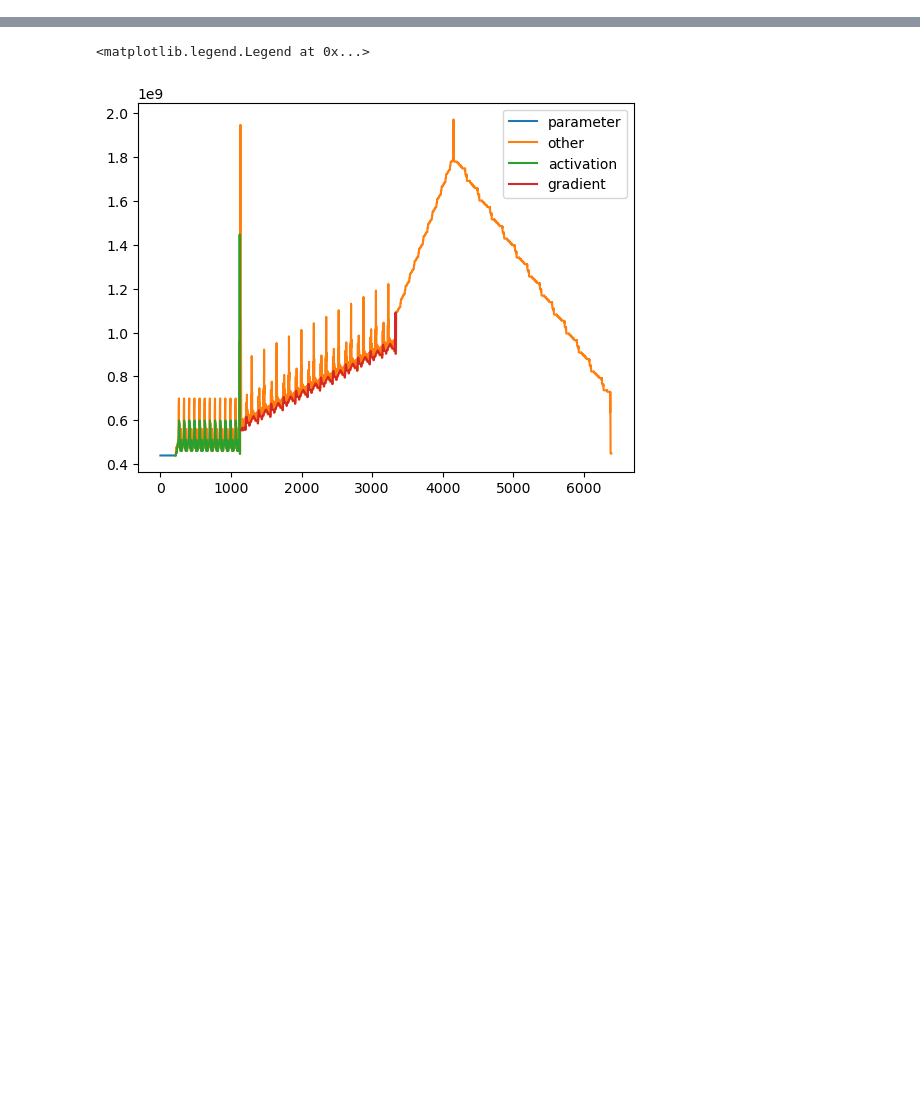
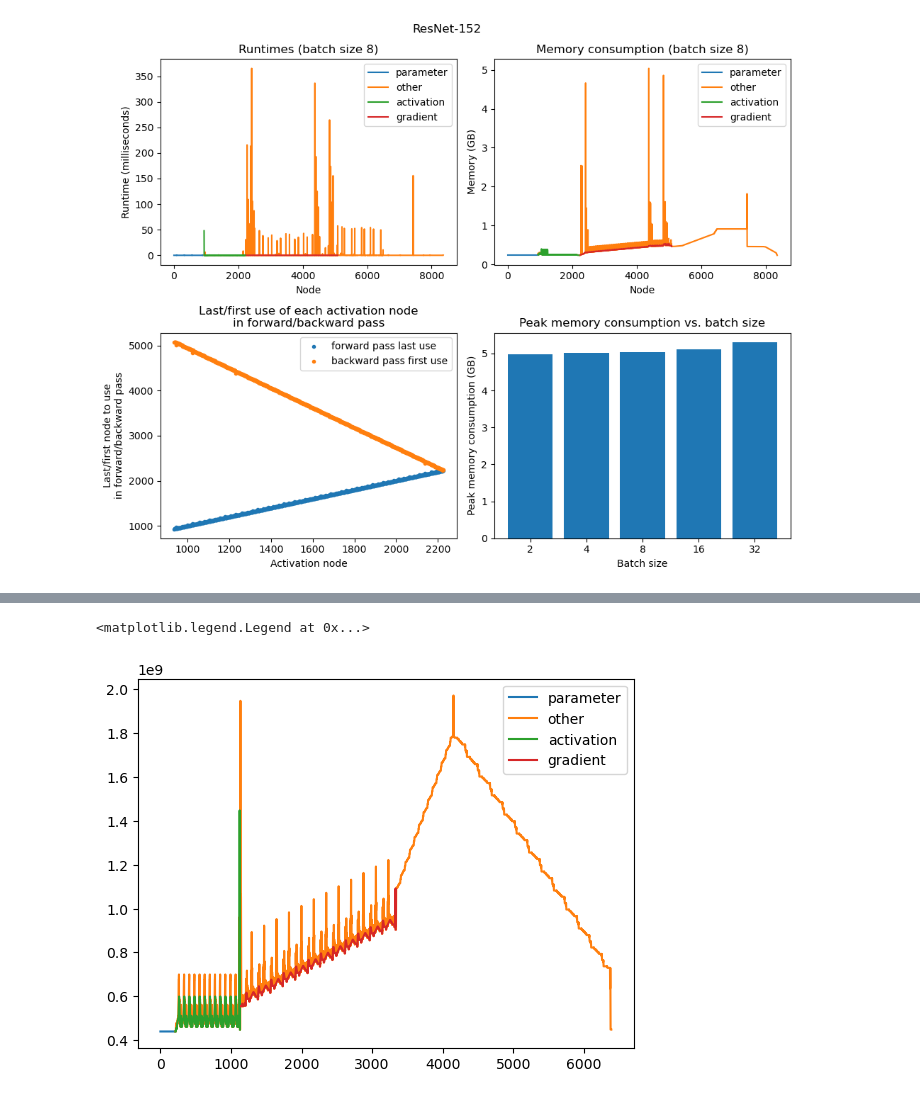
Before and after one commit to DennisD1122/cs265-mlsys-2024, a Jupyter notebook: analysis.ipynb, the cells around one changed output, grey strips where cells are left out. Saved outputs shown, nothing was run; the diff lists cells and outputs as text; code cells hidden in the pictures; blank space fills up the shorter version.

```diff
--- a/analysis.ipynb
+++ b/analysis.ipynb
@@ -25,3 +101,13 @@ for i, n in enumerate(stats):
+# %%
+with open('stats_resnet152.json') as f:
+    stats = json.load(f)
+
+batch_sizes = np.array([2, 4, 8, 16, 32])
+peak_mems = np.array([5350134272, 5390373888, 5408953344, 5493789696, 5688162816])
+
+plot(stats, 'ResNet-152')
+# %% [output]
+[figure, added]
 # %%
 for type, mask in type_masks.items():
     indices = np.arange(len(stats))[mask]
```
Also changed, not shown: parts of 5 cells of this notebook, 6 other files.
